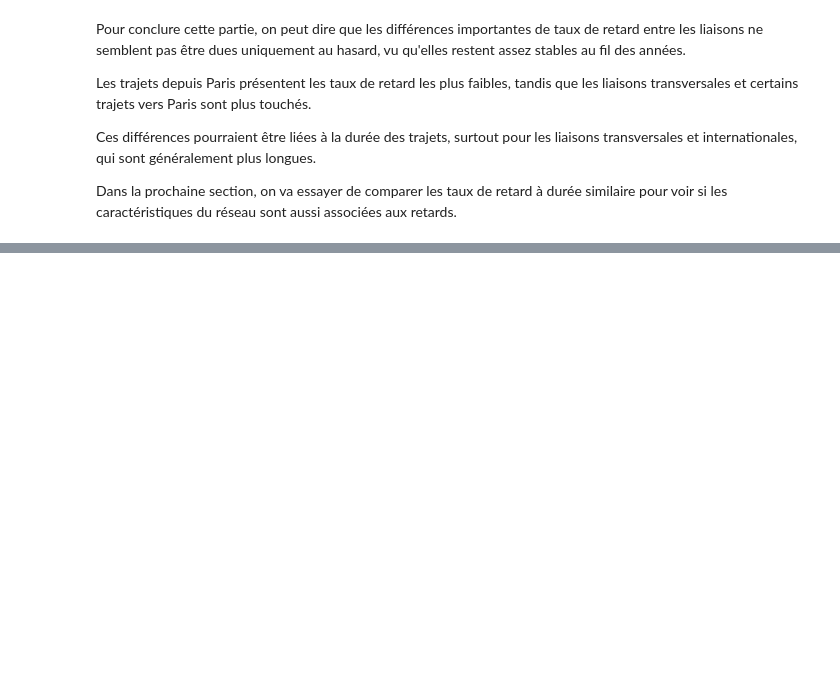
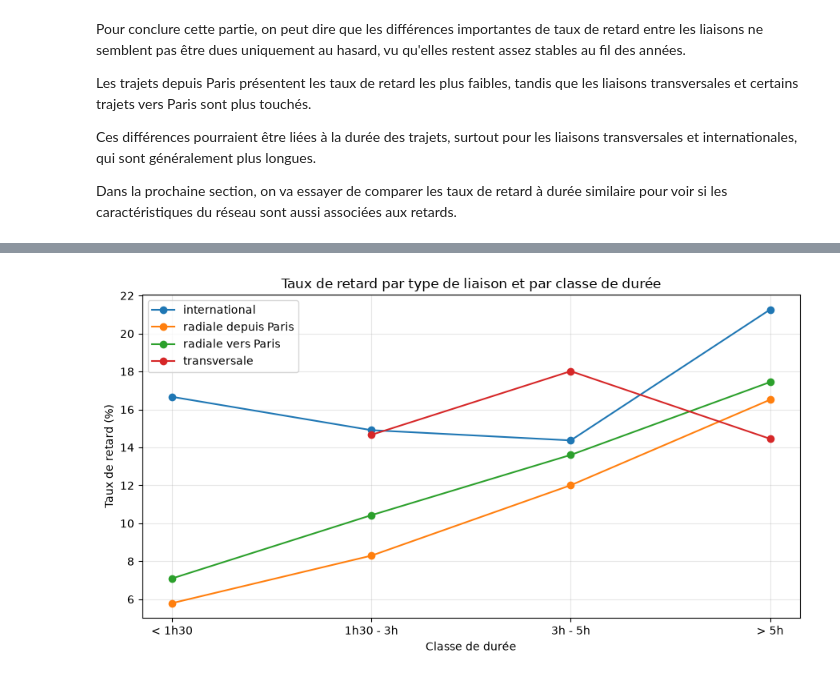
Before and after one commit to husseindakroube/IADATA701-PROJET, a Jupyter notebook: notebooks/02_eda_analyse.ipynb, the cells around one changed output, grey strips where cells are left out. Cells and saved outputs as stored; diff of their text form; code cells hidden in the pictures; blank space fills up the shorter version.

Commit message:
Ajoute les sections 5 et 6 : paradoxe de Simpson, analyse réseau, dépendance networkx

```diff
--- a/notebooks/02_eda_analyse.ipynb
+++ b/notebooks/02_eda_analyse.ipynb
@@ -716,0 +755,12 @@ Dans la prochaine section, on va essayer de comparer les taux de retard à duré
+# %%
+# on decoupe les durees en 4 classes pour pouvoir comparer a duree equivalente
+
+tranches = [0, 90, 180, 300, 10000]
+etiquettes = ["< 1h30", "1h30 - 3h", "3h - 5h", "> 5h"]
+
+data_propre["classe_duree"] = pd.cut(data_propre["duree_moyenne"],
+                                     bins=tranches,
+                                     labels=etiquettes)
+
+
+data_propre["classe_duree"].value_counts().sort_index()
@@ -716,0 +774,9 @@ Dans la prochaine section, on va essayer de comparer les taux de retard à duré
+# %%
+# taux de retard pour chaque combinaison type x classe de duree
+
+croisement = (data_propre
+              .groupby(["type_liaison", "classe_duree"], observed=True)
+              .apply(taux)
+              .unstack())
+
+croisement.round(2)
@@ -716,0 +806,23 @@ Dans la prochaine section, on va essayer de comparer les taux de retard à duré
+# %%
+
+import matplotlib.pyplot as plt
+
+# On compare les taux de retard selon la durée et le type de liaison
+fig, ax = plt.subplots(figsize=(9, 5))
+
+# On trace une courbe pour chaque type de liaison
+for type_ in croisement.index:
+    ax.plot(croisement.columns, croisement.loc[type_],
+            marker="o", label=type_)
+
+# On ajoute le titre, les axes et la légende
+ax.set_xlabel("Classe de durée")
+ax.set_ylabel("Taux de retard (%)")
+ax.set_title("Taux de retard par type de liaison et par classe de durée")
+ax.legend()
+ax.grid(alpha=0.3)
+
+plt.tight_layout()
+plt.show()
+# %% [output]
+[figure, added]
```
Also changed, not shown: parts of 16 cells of this notebook, 2 other files.
